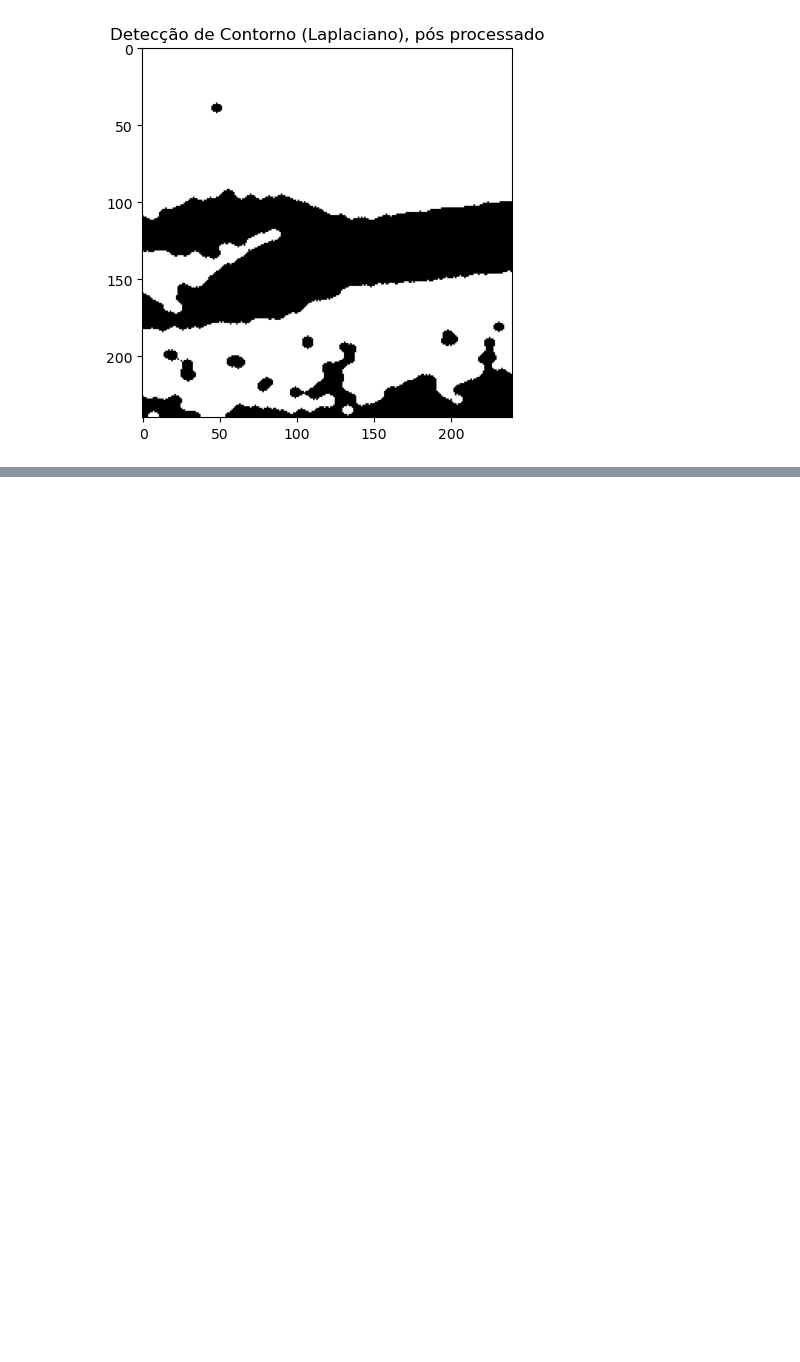
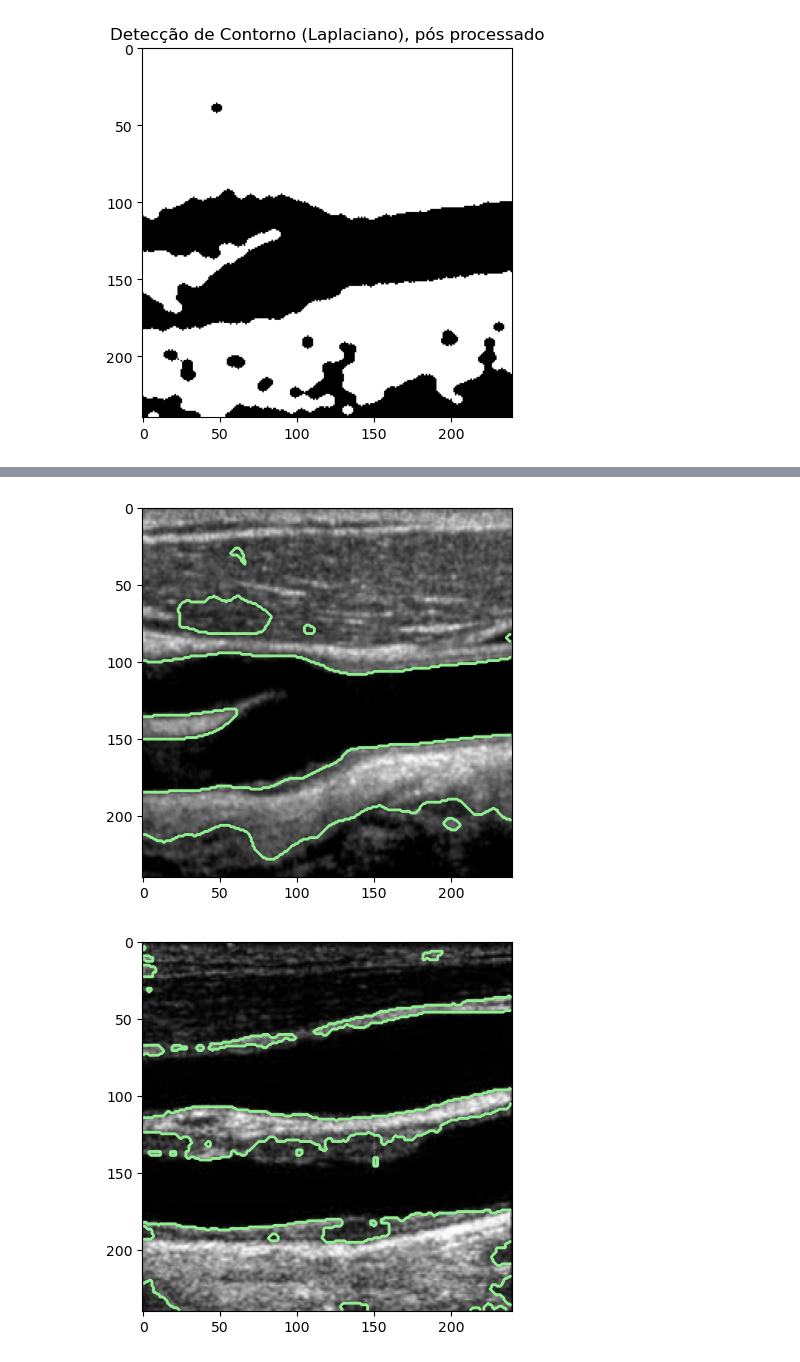
Before and after one commit to LaKHamote/segmentacao_cardiovascular, a Jupyter notebook: main.ipynb, the cells around one changed output, grey strips where cells are left out. Cells and saved outputs as stored; diff of their text form; code cells hidden in the pictures; blank space fills up the shorter version.

```diff
--- a/main.ipynb
+++ b/main.ipynb
@@ -183,0 +208,25 @@ plt.show()
+# %%
+image = READ('tatiana.png')
+blurr = blurred(image, 15)
+segmentation = chan_vese(blurr, mu=0.25, lambda1=2, lambda2=2, max_num_iter=100, tol=1e-3)
+plt.imshow(image, cmap="gray")
+plt.contour(255-segmentation, 1, colors='lightgreen')
+plt.show()
+
+
+image = READ('image1.png')
+segmentation = chan_vese(image, mu=0.25, lambda1=2, lambda2=2, max_num_iter=100, tol=1e-3)
+plt.imshow(image, cmap="gray")
+plt.contour(255-segmentation, 1, colors='lightgreen')
+plt.show()
+
+
+image = READ('image4.png')
+blurr = blurred(image, 15)
+segmentation = chan_vese(blurr, mu=0.25, lambda1=1, lambda2=1, max_num_iter=100, tol=1e-3)
+plt.imshow(image, cmap="gray")
+plt.contour(segmentation, 1, colors='lightgreen')
+plt.show()
+# %% [output]
+[figure, added]
+[figure, added]
```
Also changed, not shown: parts of 7 cells of this notebook, 5 other files.
